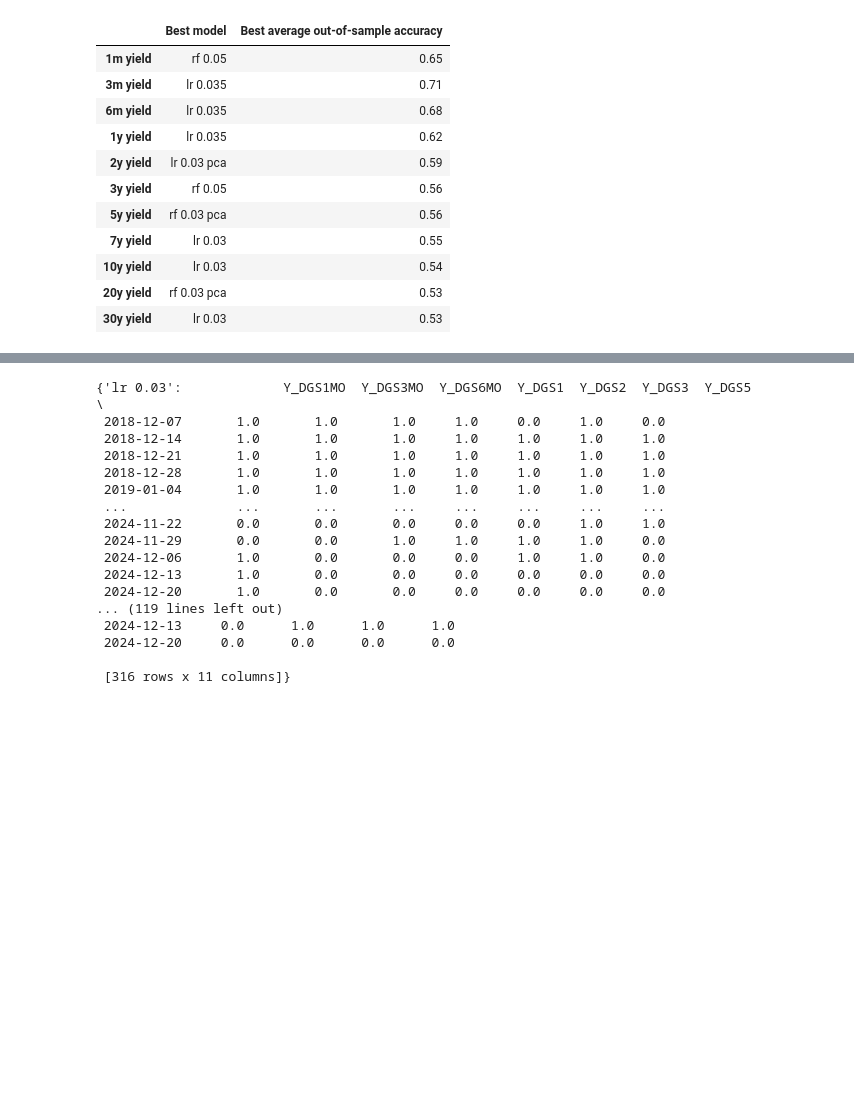
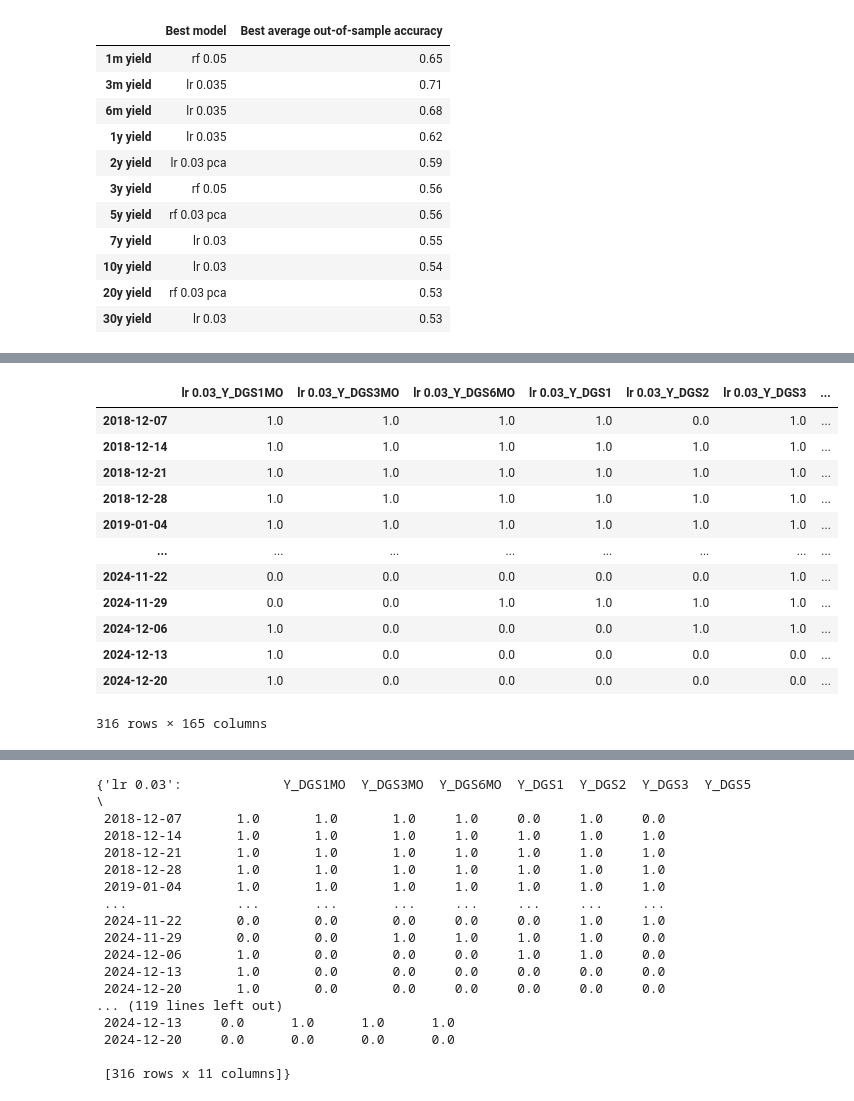
Before and after one commit to jeanlouvaleau/ML-for-trading-project, a Jupyter notebook: data_exploration JL_new.ipynb, the cells around one changed output, grey strips where cells are left out. Cells and saved outputs as stored; diff of their text form; code cells hidden in the pictures; blank space fills up the shorter version.

```diff
--- a/data_exploration JL_new.ipynb
+++ b/data_exploration JL_new.ipynb
@@ -2113,0 +2216,51 @@ We'll now perform a Diebold Mariano test to ensure that our forecast performance
+# %%
+forecast_lr = {
+            "lr 0.03":pd.read_csv("results of models/forecast logistic regression, 15y train test.csv",index_col=0),
+             "lr 0.03 pca":pd.read_csv("results of models/forecast logistic regression pca, 15y train test.csv", index_col=0),
+             "lr 0.035":pd.read_csv("results of models/forecast logistic regression, MI 0.035, 15y train test.csv", index_col=0),
+             "lr 0.04":pd.read_csv("results of models/forecast logistic regression, MI 0.04, 15y train test.csv", index_col=0),
+             "lr 0.05":pd.read_csv("results of models/forecast logistic regression, MI 0.05, 15y train test.csv", index_col=0)
+             }
+forecast_lr = {name: df.add_prefix(f"{name}_") for name, df in forecast_lr.items()}
+forecast_lr = pd.concat(forecast_lr.values(),axis =1)
+
+forecast_rf = {
+            "rf 0.03":pd.read_csv("results of models/forecast random forest, no pca, 15y train test.csv", index_col=0),
+             "rf 0.03 pca":pd.read_csv("results of models/forecast random forest pca, 15y train test.csv", index_col=0),
+             "rf 0.035":pd.read_csv("results of models/forecast random forest, MI 0.035, 15y train test.csv", index_col=0),
+             "rf 0.04":pd.read_csv("results of models/forecast random forest, MI 0.04, 15y train test.csv", index_col=0),
+             "rf 0.05":pd.read_csv("results of models/forecast random forest, MI 0.05, 15y train test.csv", index_col=0)
+             }
+forecast_rf = {name: df.add_prefix(f"{name}_") for name, df in forecast_rf.items()}
+forecast_rf = pd.concat(forecast_rf.values(),axis =1)
+
+forecast_xg = {
+             "xg 0.03":pd.read_csv("results of models/forecast xgboost, 15y train test.csv", index_col=0),
+             "xg 0.03 pca":pd.read_csv("results of models/forecast xgboost, pca, 15y train test.csv", index_col=0),
+             "xg 0.035":pd.read_csv("results of models/forecast xgboost, MI 0.035, 15y train test.csv",index_col=0),
+             "xg 0.04":pd.read_csv("results of models/forecast xgboost, MI 0.04, 15y train test.csv", index_col=0),
+             "xg 0.05":pd.read_csv("results of models/forecast xgboost, MI 0.05, 15y train test.csv", index_col=0)
+             }
+forecast_xg = {name: df.add_prefix(f"{name}_") for name, df in forecast_xg.items()}
+forecast_xg = pd.concat(forecast_xg.values(),axis =1)
+
+
+# AUDRIC PEUX TU STP FAIRE LA MEME AVEC TES DATASETS LSTM
+
+
+forecast_agg = pd.concat([forecast_lr, forecast_xg,forecast_rf],axis = 1)
+forecast_agg
+# %% [output]
+|  | lr 0.03_Y_DGS1MO | lr 0.03_Y_DGS3MO | lr 0.03_Y_DGS6MO | lr 0.03_Y_DGS1 | lr 0.03_Y_DGS2 | lr 0.03_Y_DGS3 | ... |
+| 2018-12-07 | 1.0 | 1.0 | 1.0 | 1.0 | 0.0 | 1.0 | ... |
+| 2018-12-14 | 1.0 | 1.0 | 1.0 | 1.0 | 1.0 | 1.0 | ... |
+| 2018-12-21 | 1.0 | 1.0 | 1.0 | 1.0 | 1.0 | 1.0 | ... |
+| 2018-12-28 | 1.0 | 1.0 | 1.0 | 1.0 | 1.0 | 1.0 | ... |
+| 2019-01-04 | 1.0 | 1.0 | 1.0 | 1.0 | 1.0 | 1.0 | ... |
+| ... | ... | ... | ... | ... | ... | ... | ... |
+| 2024-11-22 | 0.0 | 0.0 | 0.0 | 0.0 | 0.0 | 1.0 | ... |
+| 2024-11-29 | 0.0 | 0.0 | 1.0 | 1.0 | 1.0 | 1.0 | ... |
+| 2024-12-06 | 1.0 | 0.0 | 0.0 | 0.0 | 1.0 | 1.0 | ... |
+| 2024-12-13 | 1.0 | 0.0 | 0.0 | 0.0 | 0.0 | 0.0 | ... |
+| 2024-12-20 | 1.0 | 0.0 | 0.0 | 0.0 | 0.0 | 0.0 | ... |
+316 rows × 165 columns
```
Also changed, not shown: parts of 14 cells of this notebook.
